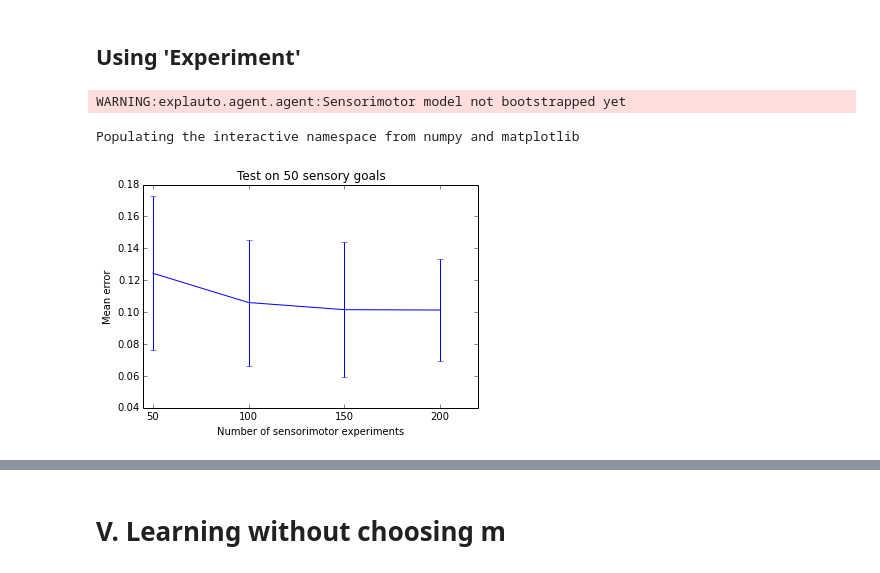
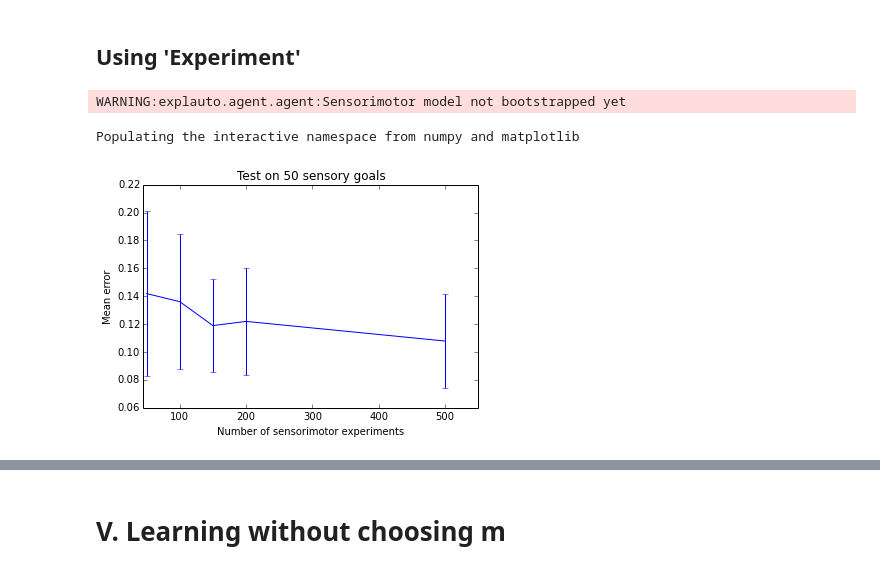
Before and after one commit to flowersteam/explauto, a Jupyter notebook: notebook/learning_with_context.ipynb, the cells around one changed output, grey strips where cells are left out. Drawn from its saved outputs; the diff is of its cells as text; code cells hidden in the pictures.

```diff
--- a/notebook/learning_with_context.ipynb
+++ b/notebook/learning_with_context.ipynb
@@ -146,32 +187,32 @@ from explauto import Agent
 from explauto import Experiment
 from explauto.utils import rand_bounds
 from explauto.experiment import make_settings
 %pylab inline
 
 context_mode = dict(choose_m=True,
                     context_dims=[0,1],
                     rest_position=[0]*3,
                     dm_bounds=[[-0.2, -0.2, -0.2],
                               [0.2, 0.2, 0.2]],
                     ds_bounds=[[-0.2, -0.2],
                               [0.2, 0.2]])
 
 goal_babbling = make_settings(environment='simple_arm', environment_config = 'low_dimensional',
                                      babbling_mode='goal',
                                      interest_model='discretized_progress',
                                      sensorimotor_model='NN',
                                      context_mode=context_mode)
 
 expe = Experiment.from_settings(goal_babbling)
 
-expe.evaluate_at([50, 100, 150, 200],
+expe.evaluate_at([50, 100, 150, 200, 500],
                  rand_bounds(np.vstack(([0.8, -0.1, -0.1, -0.2], [1., 0.1, 0.1, 0.2])), n=50))
 
 expe.run()
 
 ax = axes()
 expe.log.plot_learning_curve(ax)
 # %% [output]
 WARNING:explauto.agent.agent:Sensorimotor model not bootstrapped yet
 Populating the interactive namespace from numpy and matplotlib
-[figure, old version]
+[figure, new version]
```
Also changed, not shown: parts of 18 cells of this notebook.
